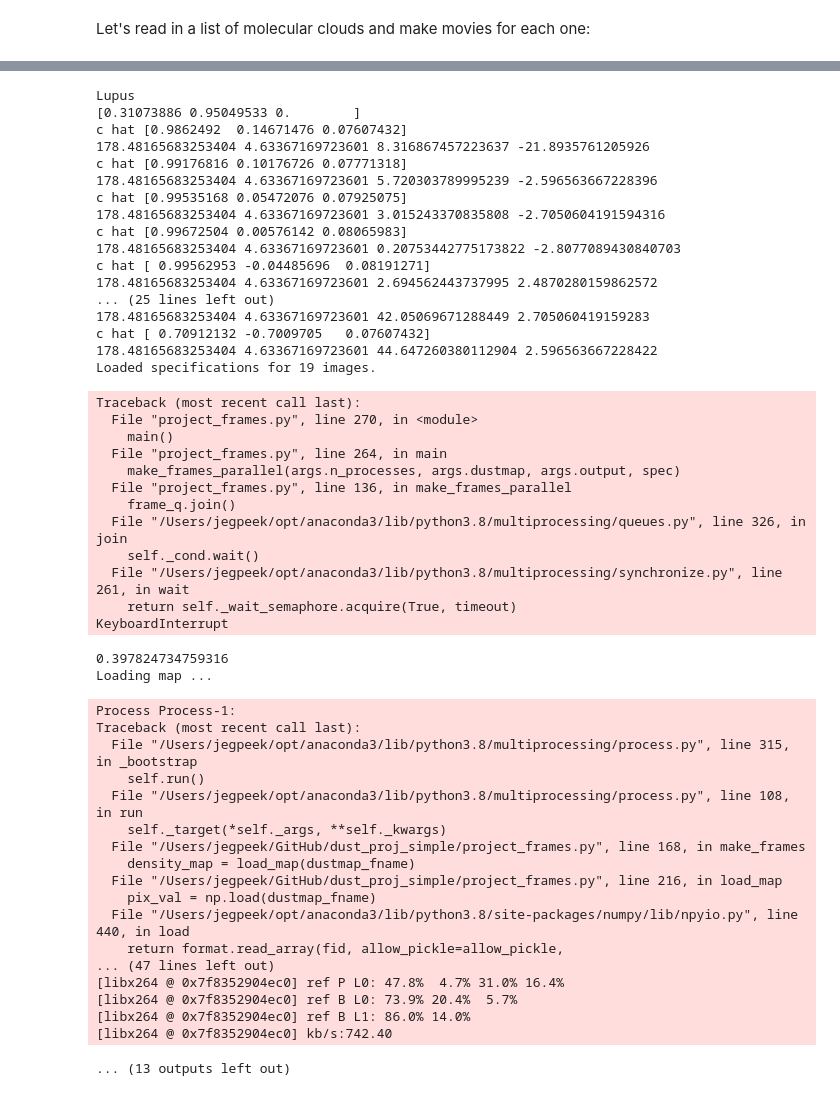
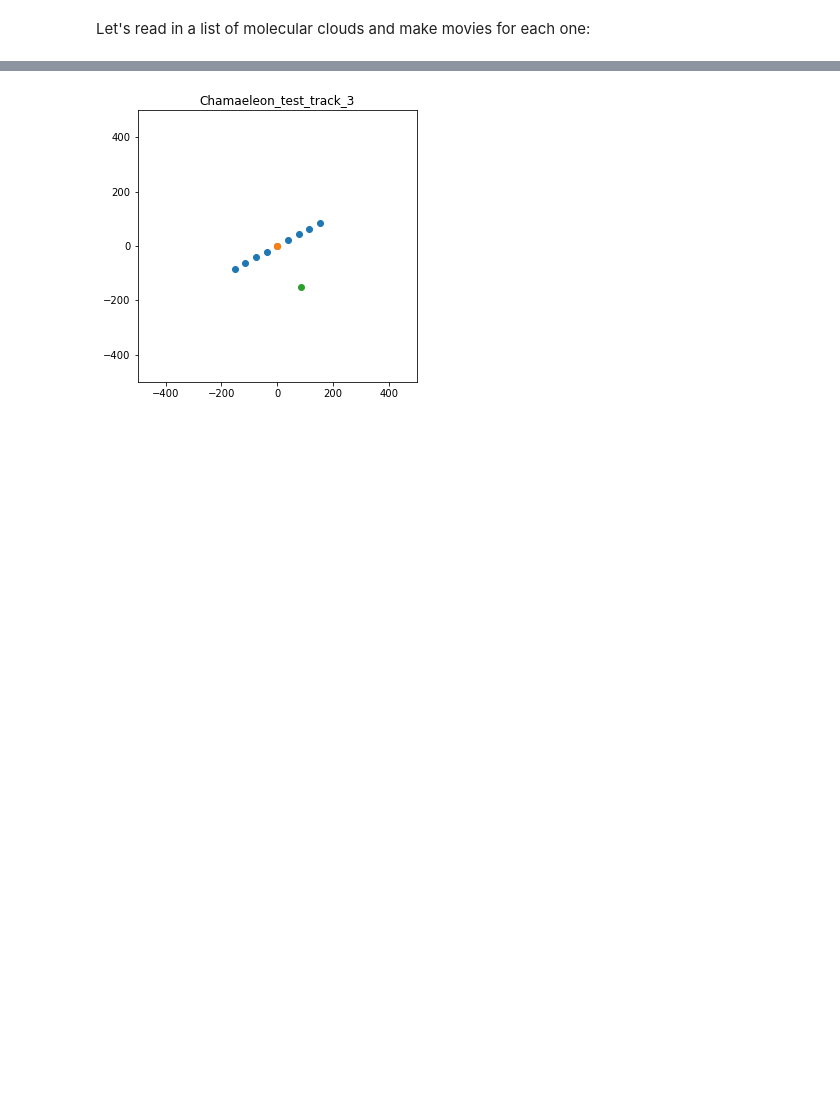
Before and after one commit to jegpeek/dust_proj_simple, a Jupyter notebook: simple_dust_json_maker.ipynb, the cells around one changed output, grey strips where cells are left out. Cells and saved outputs as stored; diff of their text form; code cells hidden in the pictures; blank space fills up the shorter version.

```diff
--- a/simple_dust_json_maker.ipynb
+++ b/simple_dust_json_maker.ipynb
@@ -69,7 +69,7 @@ print(cprops)
 # %% [markdown]
 _In arc mode_ Linnea asked for 100 frames orbiting around a point with equal distance. We'll assume that the middle of these 100 frames is the Sun, and we'll set some sweep out angle in the Galactic Plane.
 # %%
-nframes = 19 # 100 frames
+nframes = 9 # 100 frames
 if arc:
     angle_sweep = 45 # half of this CCW and half CW from the sun
 # %%
@@ -142,13 +142,17 @@ def determine_angles(v_pos, c_pos, t_hat):
     v_x_prime_prime = np.cross(v_hat_y_prime, n_hat_OCT)
     v_hat_x_prime_prime = v_x_prime_prime/np.sqrt(np.sum(v_x_prime_prime**2))
     # and the angle rotated
-    phi = np.arccos(np.dot(v_hat_x_prime_prime, x_hat))
-    #print('n_phi', n_phi)
+    phi = np.arccos(np.dot(v_hat_x_prime_prime, x_hat)) ###ORIGINAL
 
     #FINALLY
     zeta = np.arccos(np.dot(v_hat_x_prime_prime, c_hat))
     print('c hat', c_hat)
-    return theta, phi, zeta
+    internal = np.zeros([3, 4])
+    internal[:, 0]= c_hat
+    internal[:, 1]=n_hat_OCT
+    internal[:, 2]=v_hat_y_prime
+    internal[:, 3]=v_hat_x_prime_prime
+    return theta, phi, zeta, internal
 # %% [markdown]
 given some inputs build a track
 # %%
@@ -186,9 +190,10 @@ clouds = table.Table.read('{}/Holo_Cloud_Targets.csv'.format(os.environ['DROPBOX
 makeimages = True
 makemovies = True
 oldzeta = 0
-for c in clouds:
+tl=2
+for c in clouds[0:1]:
     print(c['cloud'])
-    run_name = c['cloud'] + '_test_track_2'
+    run_name = c['cloud'] + '_test_track_3'
     define_paths(run_name)
     if arc:
         xs, ys, angs = sweep(c['x'], c['y'], angle_sweep, nframes)
@@ -200,18 +205,19 @@ for c in clouds:
     if not arc:
         #hardcoding a track
         #xts, yts, zts, t_hat = track(c['xt1'], c['yt1'], c['zt1'], c['xt2'], c['yt2'], c['zt2'], nframes)
-        xts, yts, zts, t_hat = track(c['y']*0.5, c['x']*(-0.5), 0, c['y']*(-0.5), c['x']*(0.5), 0, nframes)
+        xts, yts, zts, t_hat = track(c['y']*tl/2, c['x']*(-1)*tl/2, 0, c['y']*(-1)*tl/2, c['x']*(tl/2), 0, nframes)
         plot_track(xts, yts, c['x'], c['y'], run_name)
-        print(t_hat)
         fprops = []
         thetas = np.zeros(nframes)
         phis = np.zeros(nframes)
         zetas = np.zeros(nframes)
+        internals = np.zeros([nframes, 3, 4])
         for j in np.arange(nframes):
             v_pos = np.array([xts[j], yts[j], zts[j]])
             c_pos = np.array([c['x'], c['y'], c['z']])
-            thetas[j], phis[j], zetas[j] = determine_angles(v_pos, c_pos, t_hat)
-            print(thetas[j]*180/np.pi, phis[j]*180/np.pi, zetas[j]*180/np.pi,(zetas[j]-oldzeta)*180/np.pi )
+            thetas[j], phis[j], zetas[j], internals[j, :, :] = determine_angles(v_pos, c_pos, t_hat)
+            print(c_pos)
+            #print(thetas[j]*180/np.pi, phis[j]*180/np.pi, zetas[j]*180/np.pi,(zetas[j]-oldzeta)*180/np.pi )
             oldzeta = zetas[j]
         allprops = build_fprops_track(fprops, cprops, thetas, phis, zetas, xts, yts, zts)
 
@@ -331,49 +285 @@ Input #0, image2, from '/Users/jegpeek/Dropbox/dust-holograms/Ophiuchus_test_tra
-Lupus
-[0.31073886 0.95049533 0.        ]
-c hat [0.9862492  0.14671476 0.07607432]
-178.48165683253404 4.63367169723601 8.316867457223637 -21.8935761205926
-c hat [0.99176816 0.10176726 0.07771318]
-178.48165683253404 4.63367169723601 5.720303789995239 -2.596563667228396
-c hat [0.99535168 0.05472076 0.07925075]
-178.48165683253404 4.63367169723601 3.015243370835808 -2.7050604191594316
-c hat [0.99672504 0.00576142 0.08065983]
-178.48165683253404 4.63367169723601 0.20753442775173822 -2.8077089430840703
-c hat [ 0.99562953 -0.04485696  0.08191271]
-178.48165683253404 4.63367169723601 2.694562443737995 2.4870280159862572
-... (25 lines left out)
-178.48165683253404 4.63367169723601 42.05069671288449 2.705060419159283
-c hat [ 0.70912132 -0.7009705   0.07607432]
-178.48165683253404 4.63367169723601 44.647260380112904 2.596563667228422
-Loaded specifications for 19 images.
-Traceback (most recent call last):
-  File "project_frames.py", line 270, in <module>
-    main()
-  File "project_frames.py", line 264, in main
-    make_frames_parallel(args.n_processes, args.dustmap, args.output, spec)
-  File "project_frames.py", line 136, in make_frames_parallel
-    frame_q.join()
-  File "/Users/jegpeek/opt/anaconda3/lib/python3.8/multiprocessing/queues.py", line 326, in join
-    self._cond.wait()
-  File "/Users/jegpeek/opt/anaconda3/lib/python3.8/multiprocessing/synchronize.py", line 261, in wait
-    return self._wait_semaphore.acquire(True, timeout)
-KeyboardInterrupt
-0.397824734759316
-Loading map ...
-Process Process-1:
-Traceback (most recent call last):
-  File "/Users/jegpeek/opt/anaconda3/lib/python3.8/multiprocessing/process.py", line 315, in _bootstrap
-    self.run()
-  File "/Users/jegpeek/opt/anaconda3/lib/python3.8/multiprocessing/process.py", line 108, in run
-    self._target(*self._args, **self._kwargs)
-  File "/Users/jegpeek/GitHub/dust_proj_simple/project_frames.py", line 168, in make_frames
-    density_map = load_map(dustmap_fname)
-  File "/Users/jegpeek/GitHub/dust_proj_simple/project_frames.py", line 216, in load_map
-    pix_val = np.load(dustmap_fname)
-  File "/Users/jegpeek/opt/anaconda3/lib/python3.8/site-packages/numpy/lib/npyio.py", line 440, in load
-    return format.read_array(fid, allow_pickle=allow_pickle,
-... (47 lines left out)
-[libx264 @ 0x7f8352904ec0] ref P L0: 47.8%  4.7% 31.0% 16.4%
-[libx264 @ 0x7f8352904ec0] ref B L0: 73.9% 20.4%  5.7%
-[libx264 @ 0x7f8352904ec0] ref B L1: 86.0% 14.0%
-[libx264 @ 0x7f8352904ec0] kb/s:742.40
-... (13 outputs left out)
+[figure, added]
```
Also changed, not shown: parts of 4 cells of this notebook, 1 other file.
